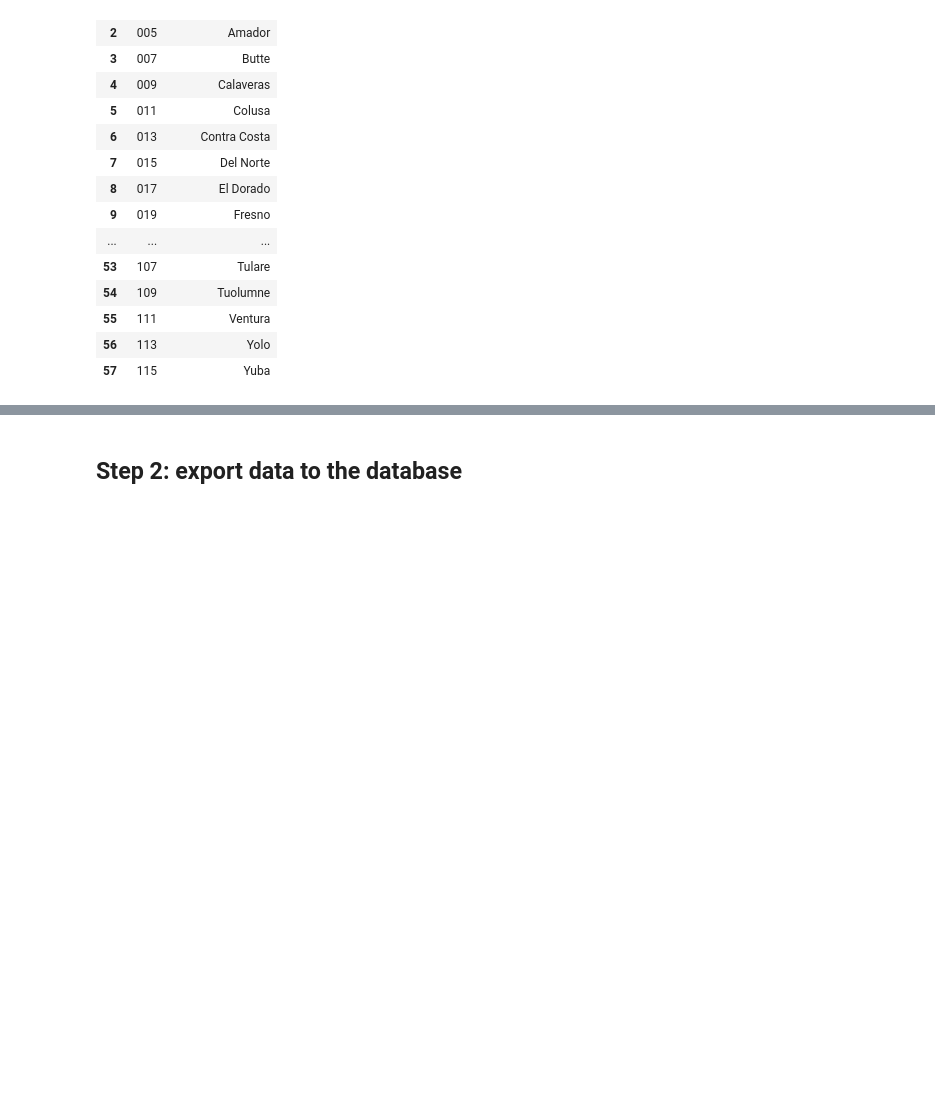
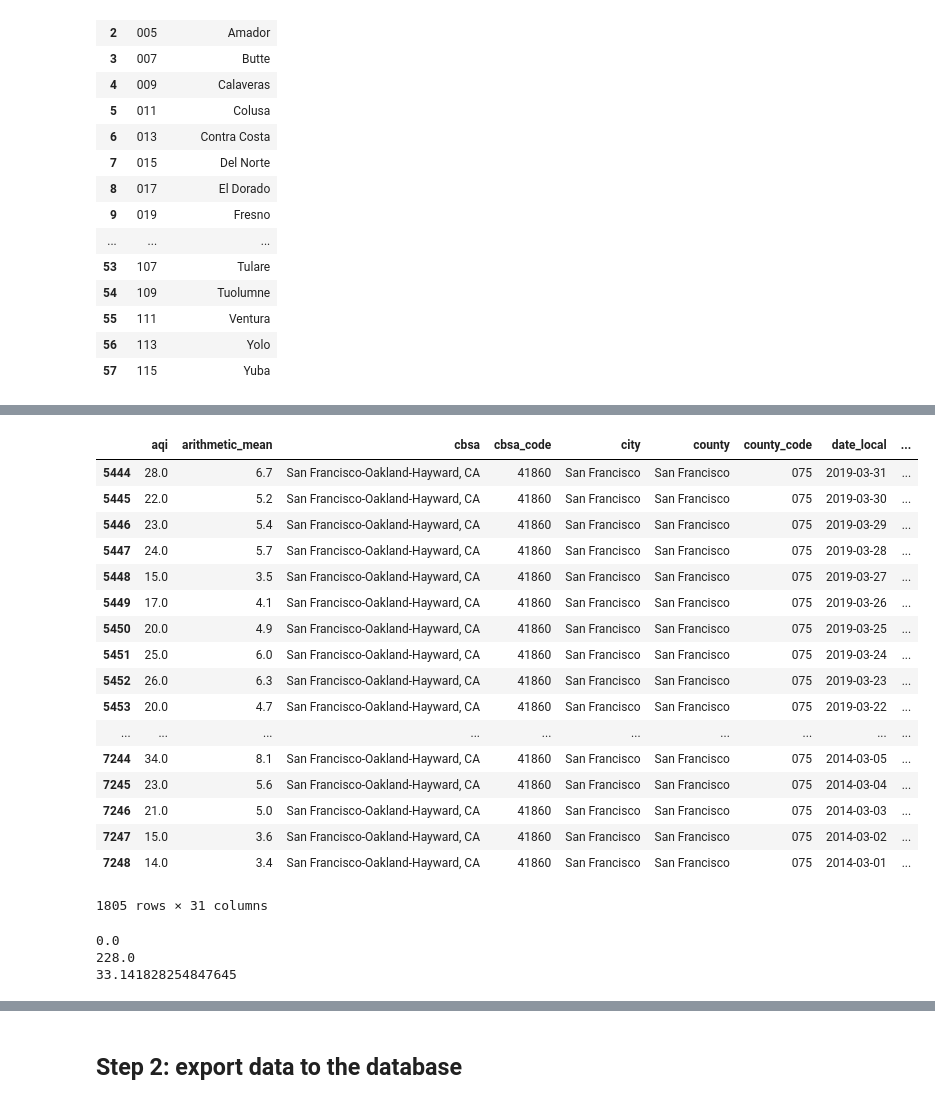
Before and after one commit to chengchenggan/AirQuanlityMonitor, a Jupyter notebook: Air_quantity.ipynb, the cells around one changed output, grey strips where cells are left out. Cells and saved outputs as stored; diff of their text form; code cells hidden in the pictures; blank space fills up the shorter version.

```diff
--- a/Air_quantity.ipynb
+++ b/Air_quantity.ipynb
@@ -101,0 +105,36 @@ sf_df
+# %%
+#choose only "pm2.5 24h standard"
+sf_df_new = sf_df.loc[sf_df['pollutant_standard']=="PM25 24-hour 2012"]
+sf_df_new
+# %% [output]
+|  | aqi | arithmetic_mean | cbsa | cbsa_code | city | county | county_code | date_local | ... |
+| 5444 | 28.0 | 6.7 | San Francisco-Oakland-Hayward, CA | 41860 | San Francisco | San Francisco | 075 | 2019-03-31 | ... |
+| 5445 | 22.0 | 5.2 | San Francisco-Oakland-Hayward, CA | 41860 | San Francisco | San Francisco | 075 | 2019-03-30 | ... |
+| 5446 | 23.0 | 5.4 | San Francisco-Oakland-Hayward, CA | 41860 | San Francisco | San Francisco | 075 | 2019-03-29 | ... |
+| 5447 | 24.0 | 5.7 | San Francisco-Oakland-Hayward, CA | 41860 | San Francisco | San Francisco | 075 | 2019-03-28 | ... |
+| 5448 | 15.0 | 3.5 | San Francisco-Oakland-Hayward, CA | 41860 | San Francisco | San Francisco | 075 | 2019-03-27 | ... |
+| 5449 | 17.0 | 4.1 | San Francisco-Oakland-Hayward, CA | 41860 | San Francisco | San Francisco | 075 | 2019-03-26 | ... |
+| 5450 | 20.0 | 4.9 | San Francisco-Oakland-Hayward, CA | 41860 | San Francisco | San Francisco | 075 | 2019-03-25 | ... |
+| 5451 | 25.0 | 6.0 | San Francisco-Oakland-Hayward, CA | 41860 | San Francisco | San Francisco | 075 | 2019-03-24 | ... |
+| 5452 | 26.0 | 6.3 | San Francisco-Oakland-Hayward, CA | 41860 | San Francisco | San Francisco | 075 | 2019-03-23 | ... |
+| 5453 | 20.0 | 4.7 | San Francisco-Oakland-Hayward, CA | 41860 | San Francisco | San Francisco | 075 | 2019-03-22 | ... |
+| ... | ... | ... | ... | ... | ... | ... | ... | ... | ... |
+| 7244 | 34.0 | 8.1 | San Francisco-Oakland-Hayward, CA | 41860 | San Francisco | San Francisco | 075 | 2014-03-05 | ... |
+| 7245 | 23.0 | 5.6 | San Francisco-Oakland-Hayward, CA | 41860 | San Francisco | San Francisco | 075 | 2014-03-04 | ... |
+| 7246 | 21.0 | 5.0 | San Francisco-Oakland-Hayward, CA | 41860 | San Francisco | San Francisco | 075 | 2014-03-03 | ... |
+| 7247 | 15.0 | 3.6 | San Francisco-Oakland-Hayward, CA | 41860 | San Francisco | San Francisco | 075 | 2014-03-02 | ... |
+| 7248 | 14.0 | 3.4 | San Francisco-Oakland-Hayward, CA | 41860 | San Francisco | San Francisco | 075 | 2014-03-01 | ... |
+1805 rows × 31 columns
+# %%
+#get min,max,mean
+aqi_min = sf_df['aqi'].min()
+aqi_max =sf_df['aqi'].max()
+aqi_mean = sf_df['aqi'].mean()
+
+print(aqi_min)
+print(aqi_max)
+print(aqi_mean)
+# %% [output]
+0.0
+228.0
+33.141828254847645
```
Also changed, not shown: parts of 3 cells of this notebook, 2 other files.
